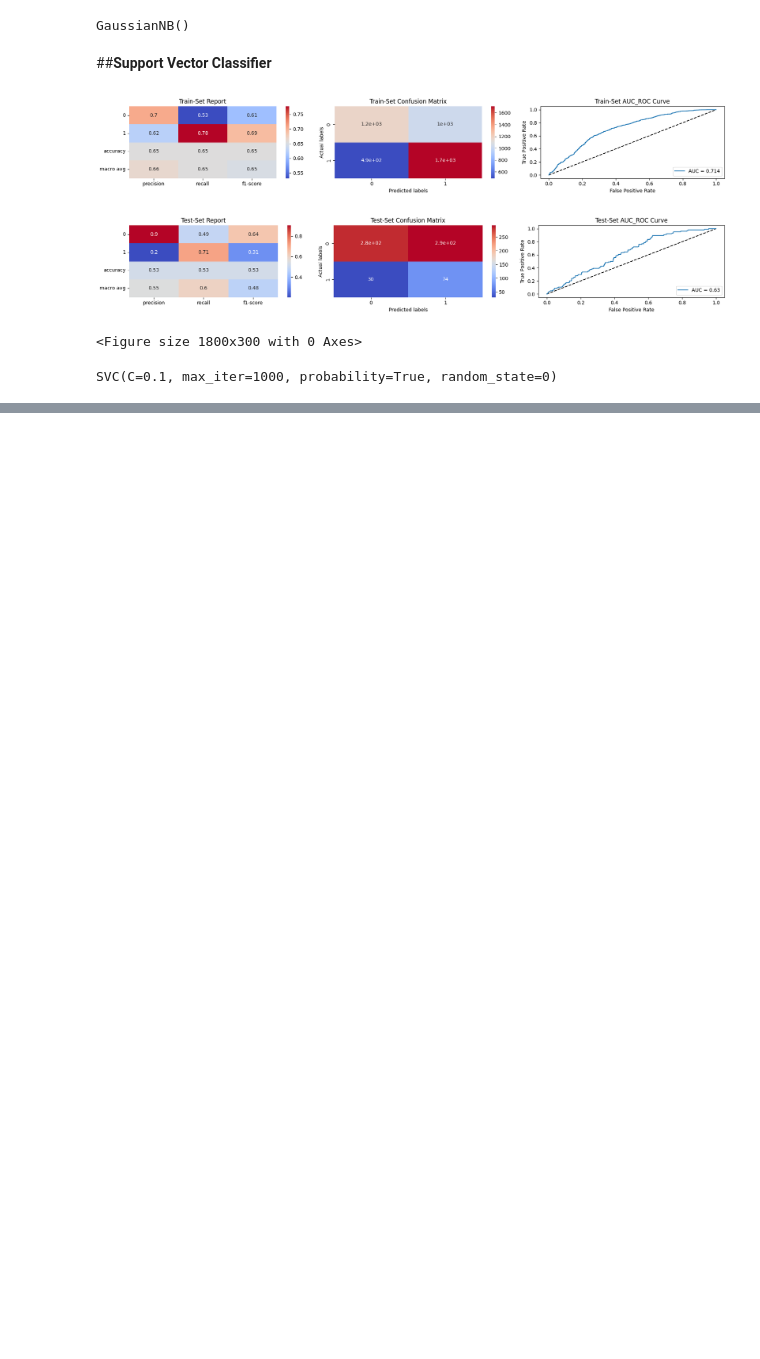
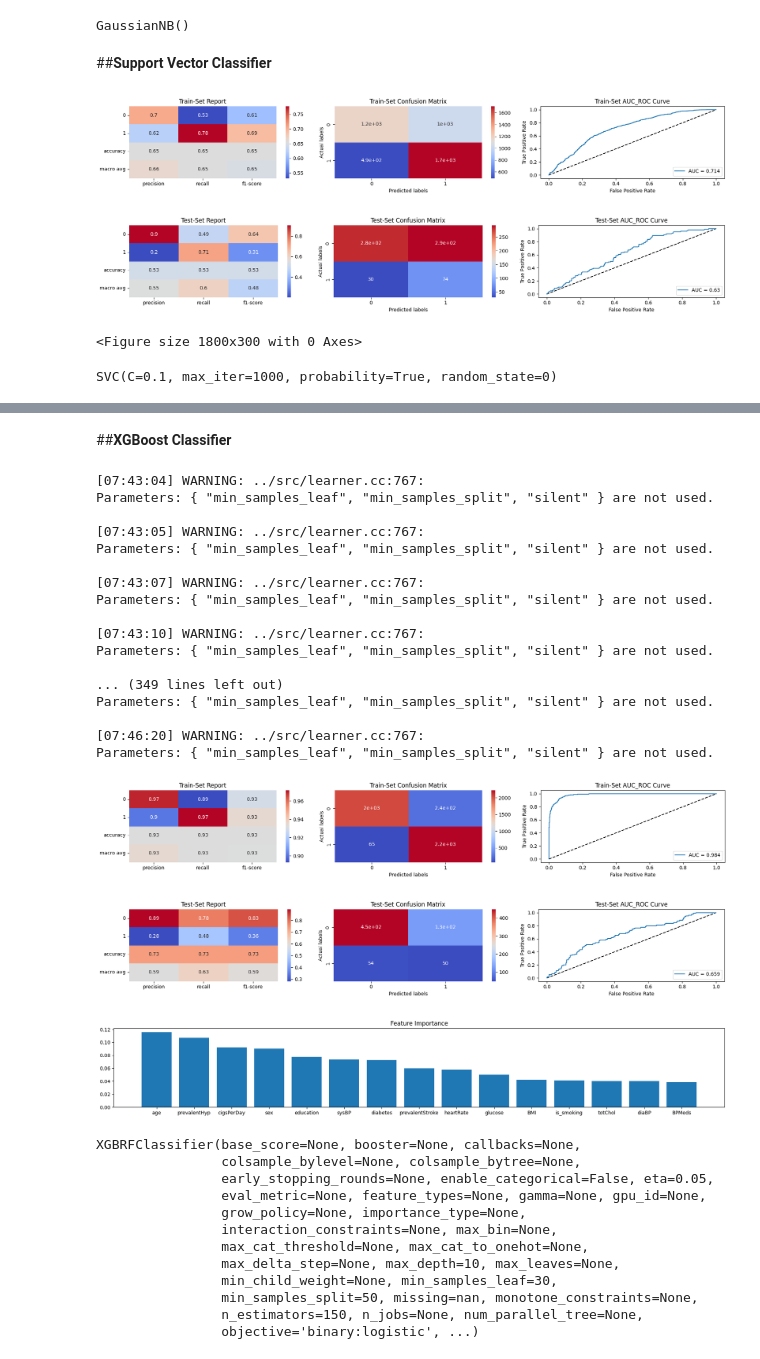
Before and after one commit to PrashantShrivastava1612/Cardiovascular-Risk-Prediction, a Jupyter notebook: Cardiovascular_Risk_Prediction.ipynb, the cells around one changed output, grey strips where cells are left out. Drawn from its saved outputs; the diff is of its cells as text; code cells hidden in the pictures; blank space fills up the shorter version.

```diff
--- a/Cardiovascular_Risk_Prediction.ipynb
+++ b/Cardiovascular_Risk_Prediction.ipynb
@@ -562,0 +594,52 @@ SVC(C=0.1, max_iter=1000, probability=True, random_state=0)
+# %% [markdown]
+##**XGBoost Classifier**
+# %%
+# Classifier
+clf = XGBRFClassifier(silent=True, random_state=3)
+
+# HYperparameter Grid
+grid = {'n_estimators' : [150],
+        'max_depth' : [8,10],
+        'min_samples_split' : [50,100],
+        'min_samples_leaf' : [30,50],
+        'eta' : [0.05,0.08,0.1]}
+
+# GridSearch to find the best parameters
+xgb = GridSearchCV(clf, param_grid = grid, scoring = scoring, cv=5)
+xgb.fit(X_smote, y_smote)
+
+# Analysing the model with best set of parametes
+analyse_model(xgb.best_estimator_, X_smote, X_test, y_smote, y_test)
+# %% [output]
+[07:43:04] WARNING: ../src/learner.cc:767:
+Parameters: { "min_samples_leaf", "min_samples_split", "silent" } are not used.
+
+[07:43:05] WARNING: ../src/learner.cc:767:
+Parameters: { "min_samples_leaf", "min_samples_split", "silent" } are not used.
+
+[07:43:07] WARNING: ../src/learner.cc:767:
+Parameters: { "min_samples_leaf", "min_samples_split", "silent" } are not used.
+
+[07:43:10] WARNING: ../src/learner.cc:767:
+Parameters: { "min_samples_leaf", "min_samples_split", "silent" } are not used.
+
+... (349 lines left out)
+Parameters: { "min_samples_leaf", "min_samples_split", "silent" } are not used.
+
+[07:46:20] WARNING: ../src/learner.cc:767:
+Parameters: { "min_samples_leaf", "min_samples_split", "silent" } are not used.
+[figure, added]
+[figure, added]
+[figure, added]
+XGBRFClassifier(base_score=None, booster=None, callbacks=None,
+                colsample_bylevel=None, colsample_bytree=None,
+                early_stopping_rounds=None, enable_categorical=False, eta=0.05,
+                eval_metric=None, feature_types=None, gamma=None, gpu_id=None,
+                grow_policy=None, importance_type=None,
+                interaction_constraints=None, max_bin=None,
+                max_cat_threshold=None, max_cat_to_onehot=None,
+                max_delta_step=None, max_depth=10, max_leaves=None,
+                min_child_weight=None, min_samples_leaf=30,
+                min_samples_split=50, missing=nan, monotone_constraints=None,
+                n_estimators=150, n_jobs=None, num_parallel_tree=None,
+                objective='binary:logistic', ...)
```
Also changed, not shown: parts of 5 cells of this notebook.
